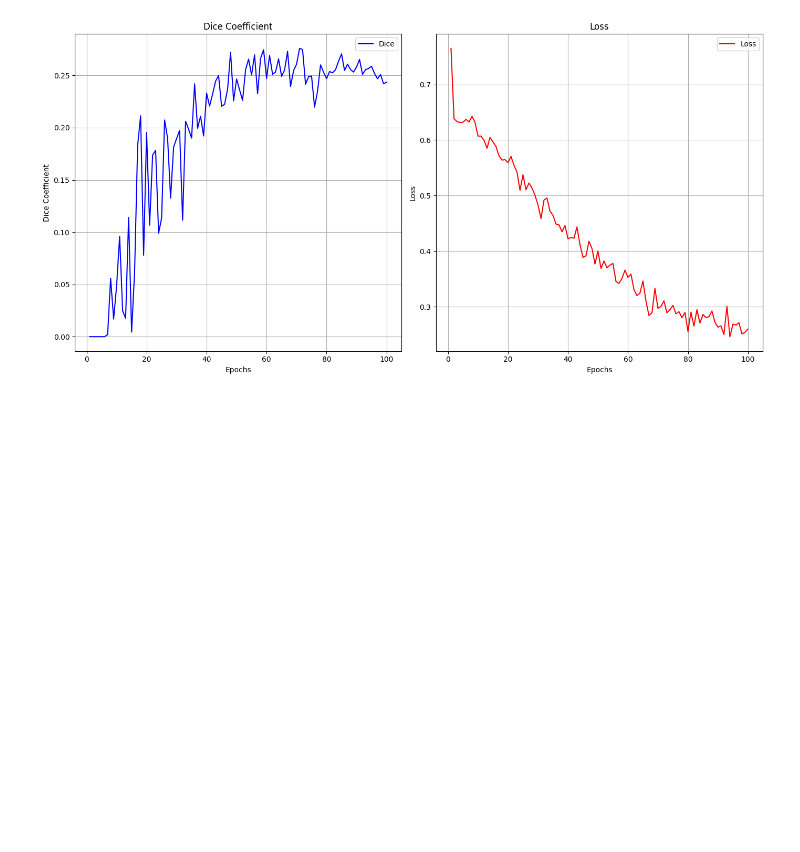
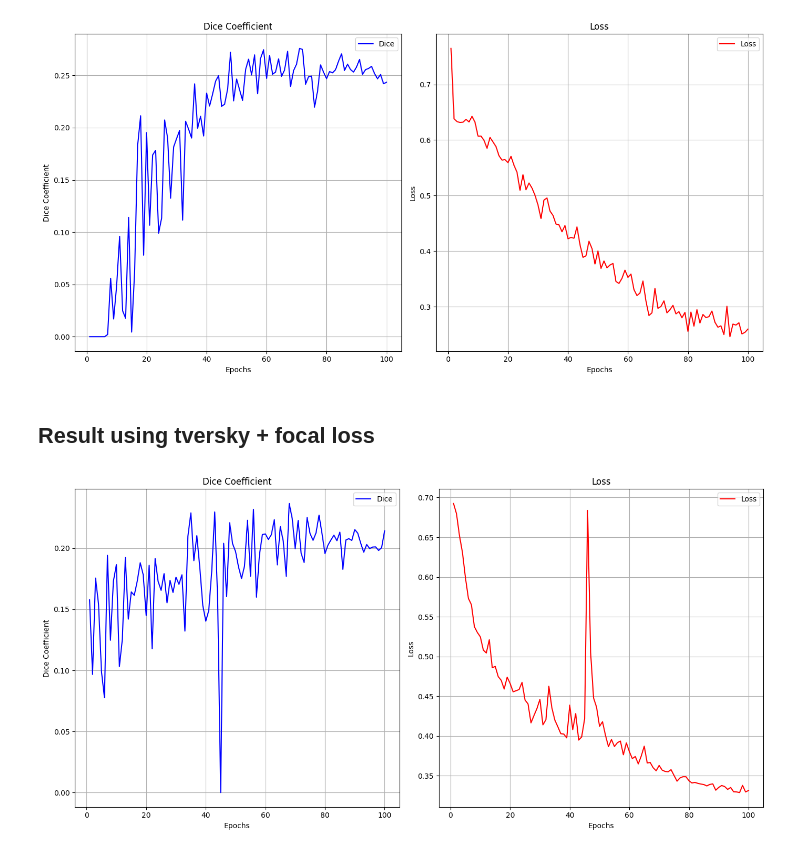
Before and after one commit to quanndm/kltn, a Jupyter notebook: notebooks/tumor.ipynb, the cells around one changed output. Saved outputs shown, nothing was run; the diff lists cells and outputs as text; code cells hidden in the pictures; blank space fills up the shorter version.

```diff
--- a/notebooks/tumor.ipynb
+++ b/notebooks/tumor.ipynb
@@ -345,7 +345,7 @@ Epoch 3/100 105/105 loss: 0.6331 time 2.51s
 ... (188 outputs left out)
 # %%
 import json
-path_save_result = f"/content/gdrive/MyDrive/KLTN/code/result_model_{model.__class__.__name__}_tumor.json"
+path_save_result = f"/content/gdrive/MyDrive/KLTN/code/result_model_{model.__class__.__name__}_tumor_2.json"
 
 results = {
     "dice_tumor": [float(x) for x in np.array(dices_tumor, dtype=np.float32)],
@@ -408,3 +408,33 @@ plt.tight_layout()
 plt.show()
 # %% [output]
 [figure]
+# %% [markdown]
+## Result using tversky + focal loss
+# %%
+model_result = load_metrics("/content/gdrive/MyDrive/KLTN/code/result_model_UNet3DWResNeXtCoT_tumor_1.json")
+# %%
+epochs = np.arange(1, len(model_result["dice_tumor"]) + 1)
+plt.figure(figsize=(14, 7))
+
+# dice
+plt.subplot(1, 2, 1)
+plt.plot(epochs, model_result["dice_tumor"], label="Dice", color='blue')
+plt.title("Dice Coefficient")
+plt.xlabel("Epochs")
+plt.ylabel("Dice Coefficient")
+plt.legend()
+plt.grid()
+
+# loss
+plt.subplot(1, 2, 2)
+plt.plot(epochs, model_result["loss"], label="Loss", color='red')
+plt.title("Loss")
+plt.xlabel("Epochs")
+plt.ylabel("Loss")
+plt.legend()
+plt.grid()
+
+plt.tight_layout()
+plt.show()
+# %% [output]
+[figure, added]
```
Also changed, not shown: parts of 4 cells of this notebook.
